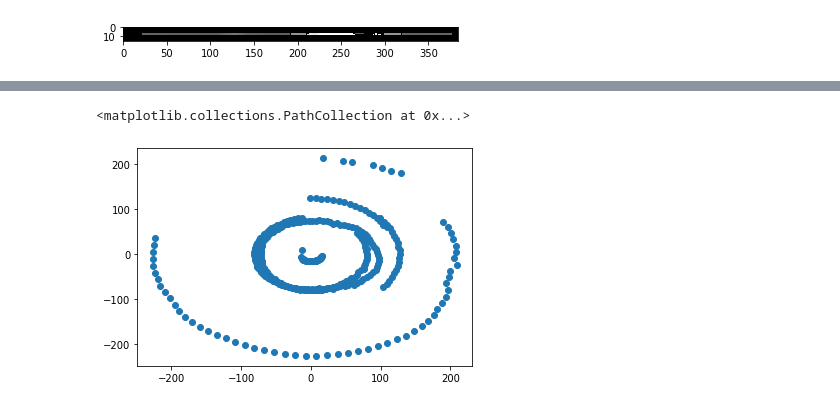
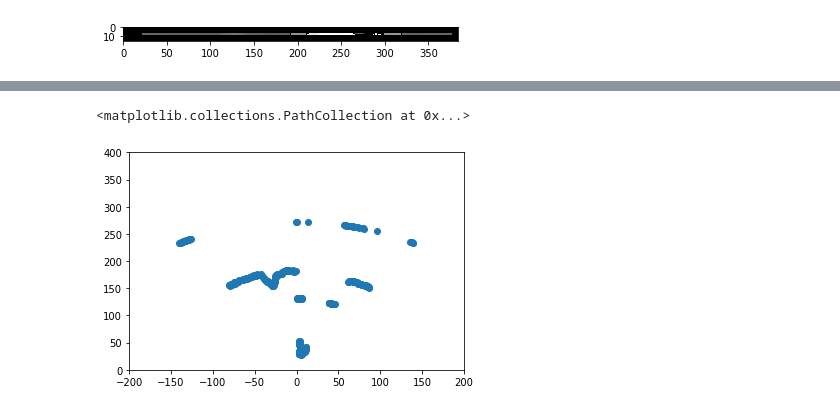
Before and after one commit to MAP-Team/haptic-camera-system, a Jupyter notebook: data_science/notebooks/depth_to_haptics.ipynb, the cells around one changed output, grey strips where cells are left out. Saved outputs shown, nothing was run; the diff lists cells and outputs as text; code cells hidden in the pictures.

Commit message:
update depth-to-haptics calculation

```diff
--- a/data_science/notebooks/depth_to_haptics.ipynb
+++ b/data_science/notebooks/depth_to_haptics.ipynb
@@ -62,10 +62,9 @@ def depth_to_haptic(disparity):
     The next step is to take the x and y values and compare them to the haptic positions
     '''
     computed_values_array = []
-    horiz_pixel_position = len(disparity)//2
-    horiz_resolution = len(disparity)
-    for pixel_position in range(0, len(disparity[horiz_pixel_position])-1):
-        depth = disparity[horiz_pixel_position][pixel_position]
+    horiz_resolution = len(disparity[8])
+    for pixel_position in range(0, len(disparity[8])-1):
+        depth = (256-disparity[8][pixel_position])
         theta = np.radians(((pixel_position/horiz_resolution)-0.5)*62.2)
         x, y = np.sin(theta)*depth, np.cos(theta)*depth
         computed_values_array.append((x, y))
@@ -75,7 +74,9 @@ results = depth_to_haptic(disparity)
 X = [cord[0] for cord in results]
 Y = [cord[1] for cord in results]
 # %%
-plt.scatter(X, Y)
+plt.xlim((-200, 200))
+plt.ylim((0, 400))
+plt.scatter(X, Y,)
 # %% [output]
 <matplotlib.collections.PathCollection at 0x...>
-[figure, old version]
+[figure, new version]
```
